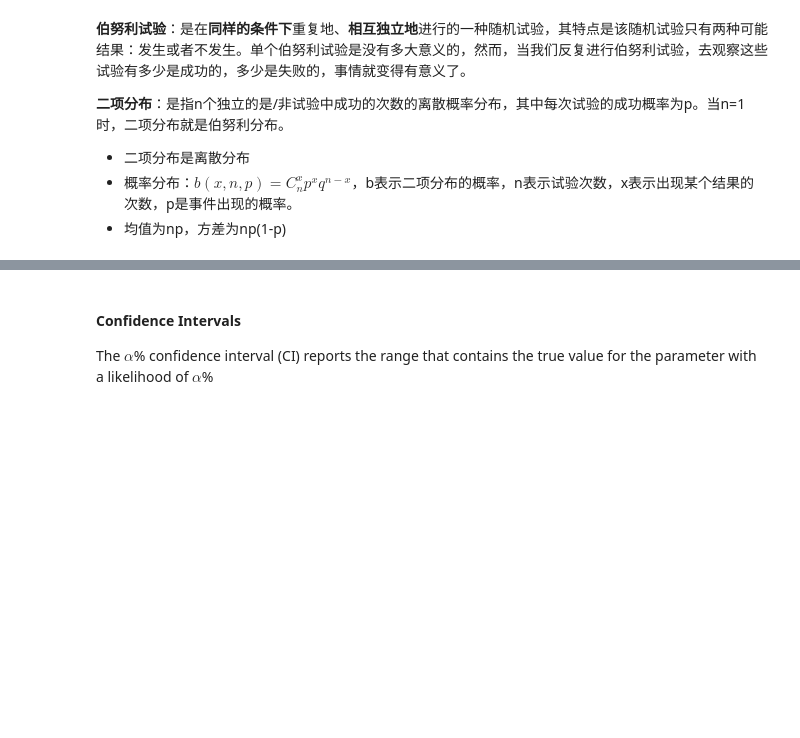
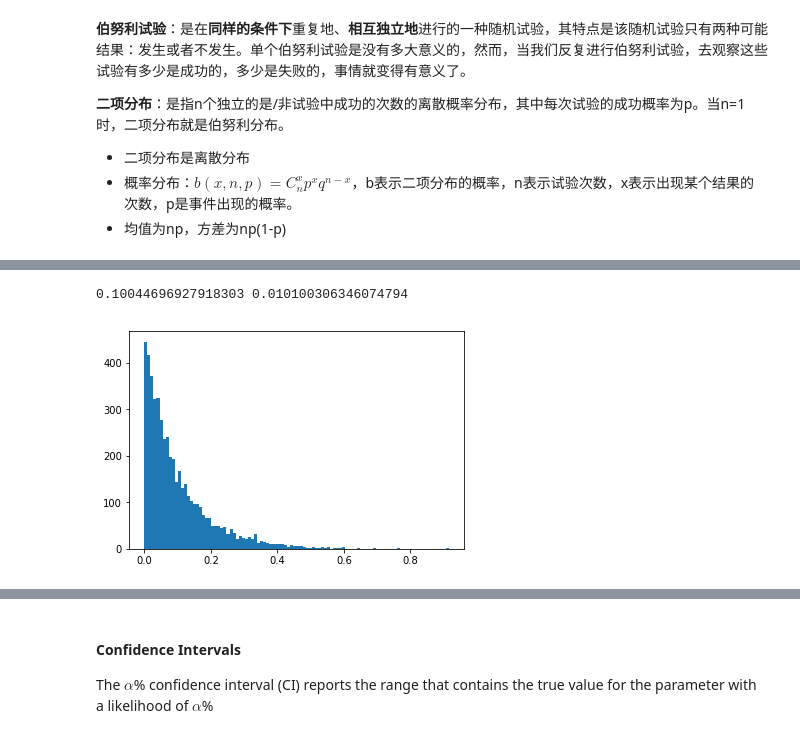
Before and after one commit to w26738/Notebook, a Jupyter notebook: data_analysis/statistics_101.ipynb, the cells around one changed output, grey strips where cells are left out. Drawn from its saved outputs; the diff is of its cells as text; code cells hidden in the pictures; blank space fills up the shorter version.

```diff
--- a/data_analysis/statistics_101.ipynb
+++ b/data_analysis/statistics_101.ipynb
@@ -484,0 +516,9 @@ print(binomal_dist.var())
+# %%
+# 模拟中心极限定理
+lam = 0.1
+data = np.random.exponential(lam, 5000)
+print(data.mean(), data.var())
+plt.hist(data, bins=100);
+# %% [output]
+0.10044696927918303 0.010100306346074794
+[figure, added]
```
Also changed, not shown: parts of 25 cells of this notebook.
